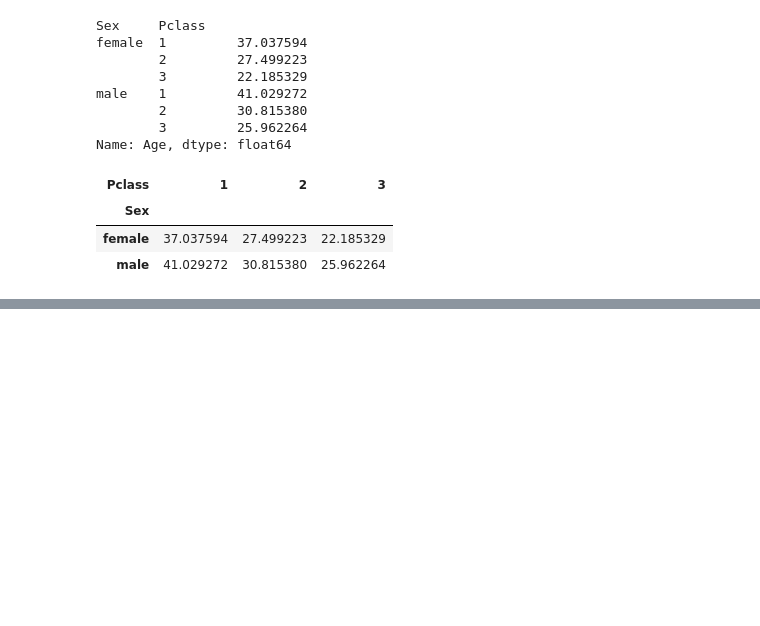
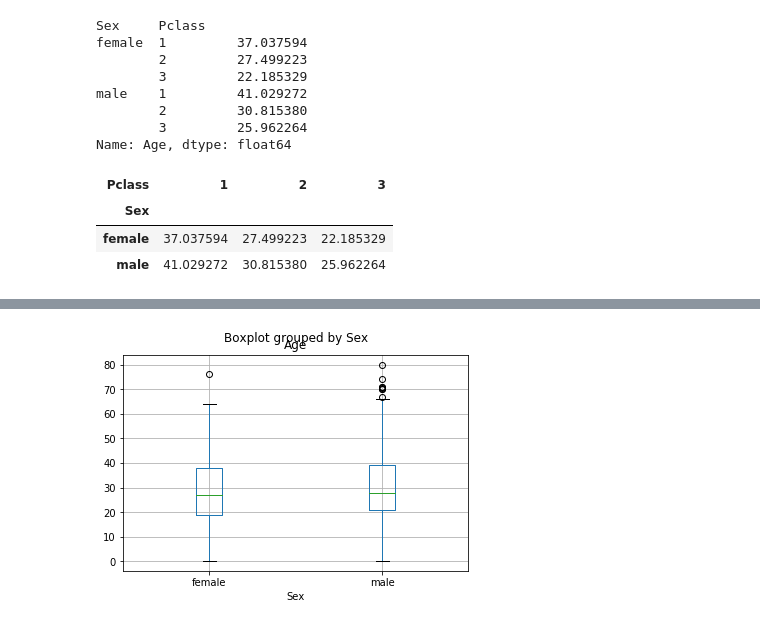
Before and after one commit to Nashema007/titanic, a Jupyter notebook: notebooks/2.0-ak-exploring-processing-data.ipynb, the cells around one changed output, grey strips where cells are left out. Saved outputs shown, nothing was run; the diff lists cells and outputs as text; code cells hidden in the pictures; blank space fills up the shorter version.

```diff
--- a/notebooks/2.0-ak-exploring-processing-data.ipynb
+++ b/notebooks/2.0-ak-exploring-processing-data.ipynb
@@ -499,0 +608,5 @@ df.groupby(['Sex', 'Pclass']).Age.mean().unstack()
+# %%
+#visualize using boxplot
+df[df.Age.notnull()].boxplot('Age', 'Sex');
+# %% [output]
+[figure, added]
```
Also changed, not shown: parts of 118 cells of this notebook, 1 other file.
